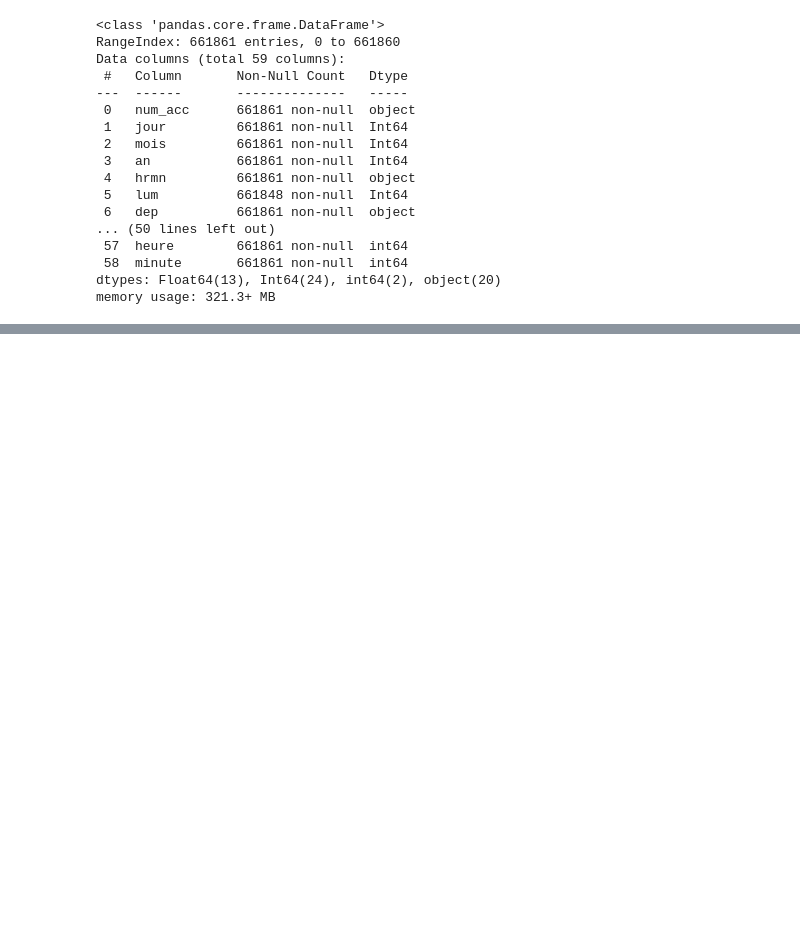
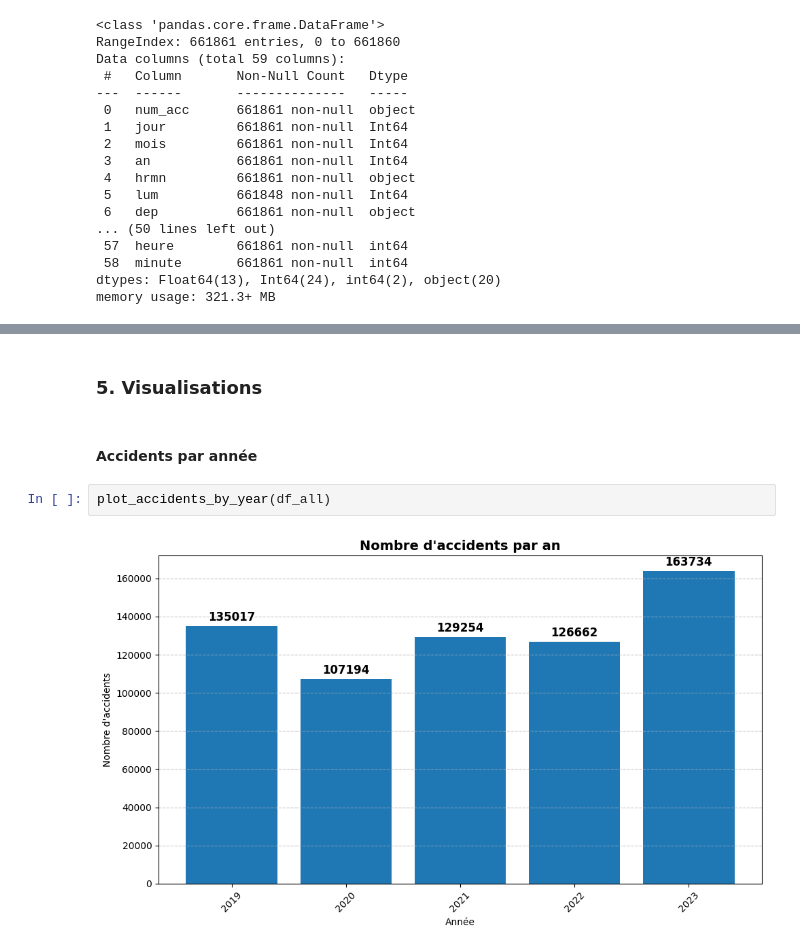
Before and after one commit to goamegah/france-road-accidents-severity-insights, a Jupyter notebook: bireport/notebook/reporting.ipynb, the cells around one changed output, grey strips where cells are left out. Cells and saved outputs as stored; diff of their text form; blank space fills up the shorter version.

```diff
--- a/bireport/notebook/reporting.ipynb
+++ b/bireport/notebook/reporting.ipynb
@@ -346,0 +362,8 @@ df_all_annotated['catv_label'].value_counts()
+# %% [markdown]
+### 5. Visualisations
+# %% [markdown]
+#### Accidents par année
+# %%
+plot_accidents_by_year(df_all)
+# %% [output]
+[figure, added]
```
Also changed, not shown: parts of 37 cells of this notebook.
